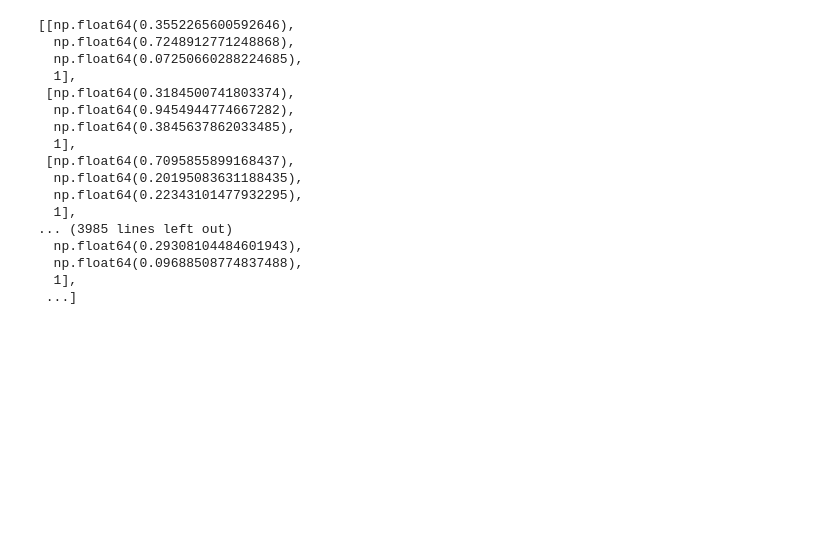
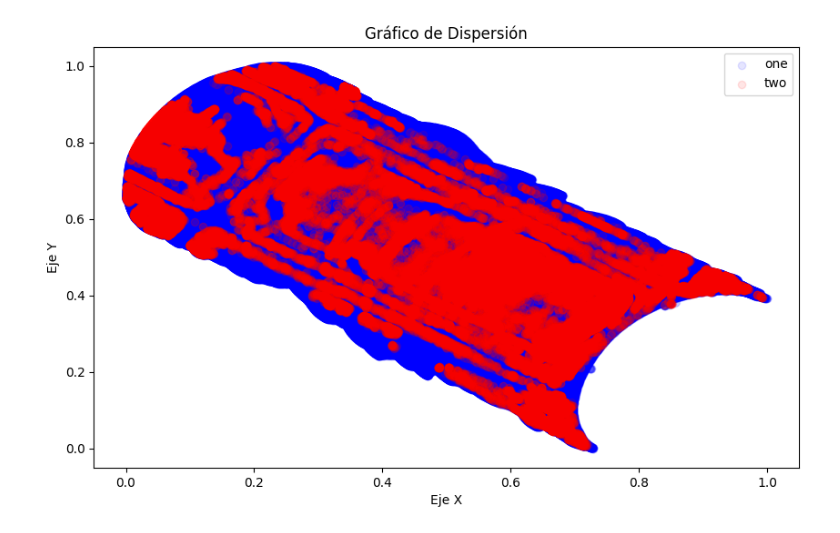
Before and after one commit to Kauel-Chile/sqm_batimetria, a Jupyter notebook: notebooks/model.ipynb, the cells around one changed output. Cells and saved outputs as stored; diff of their text form; code cells hidden in the pictures; blank space fills up the shorter version.

```diff
--- a/notebooks/model.ipynb
+++ b/notebooks/model.ipynb
@@ -103,11 +102,3 @@ def automatic_gmm_components(data, max_components=2, criterion='aic', T=0.1, **k
         return 1, [np.mean(data, dtype=np.float32)]  # Si no se pudo ajustar ningún modelo, devolver 1 componente
 
     return optimal_components, means[optimal_idx]
-# %%
-name_project = 'poza1b'
-path_project = f'../data/{name_project}'
-
-las_paths = [f'{path_project}/{filename}' for filename in os.listdir(path_project) if filename.endswith('.las')]
-points, colors, rgba_colors, classes = get_points_and_colors(las_paths, limit=10_000)
-
-points.shape, colors.shape, rgba_colors.shape, classes.shape
@@ -296,20 +207,12 @@ if __name__ == "__main__":
-# %%
-result_p
-# %% [output]
-[[np.float64(0.3552265600592646),
-  np.float64(0.7248912771248868),
-  np.float64(0.07250660288224685),
-  1],
- [np.float64(0.3184500741803374),
-  np.float64(0.9454944774667282),
-  np.float64(0.3845637862033485),
-  1],
- [np.float64(0.7095855899168437),
-  np.float64(0.20195083631188435),
-  np.float64(0.22343101477932295),
-  1],
-... (3985 lines left out)
-  np.float64(0.29308104484601943),
-  np.float64(0.09688508774837488),
-  1],
- ...]
+# %%
+# Crear el gráfico
+plt.figure(figsize=(10, 6))
+plt.scatter(one_result[:, 0], one_result[:, 1], color='blue', label='one', alpha=0.1)
+plt.scatter(two_result[:, 0], two_result[:, 1], color='red', label='two', alpha=0.1)
+plt.xlabel('Eje X')
+plt.ylabel('Eje Y')
+plt.title('Gráfico de Dispersión')
+plt.legend()
+plt.show()
+# %% [output]
+[figure, added]
```
Also changed, not shown: parts of 6 cells of this notebook.
